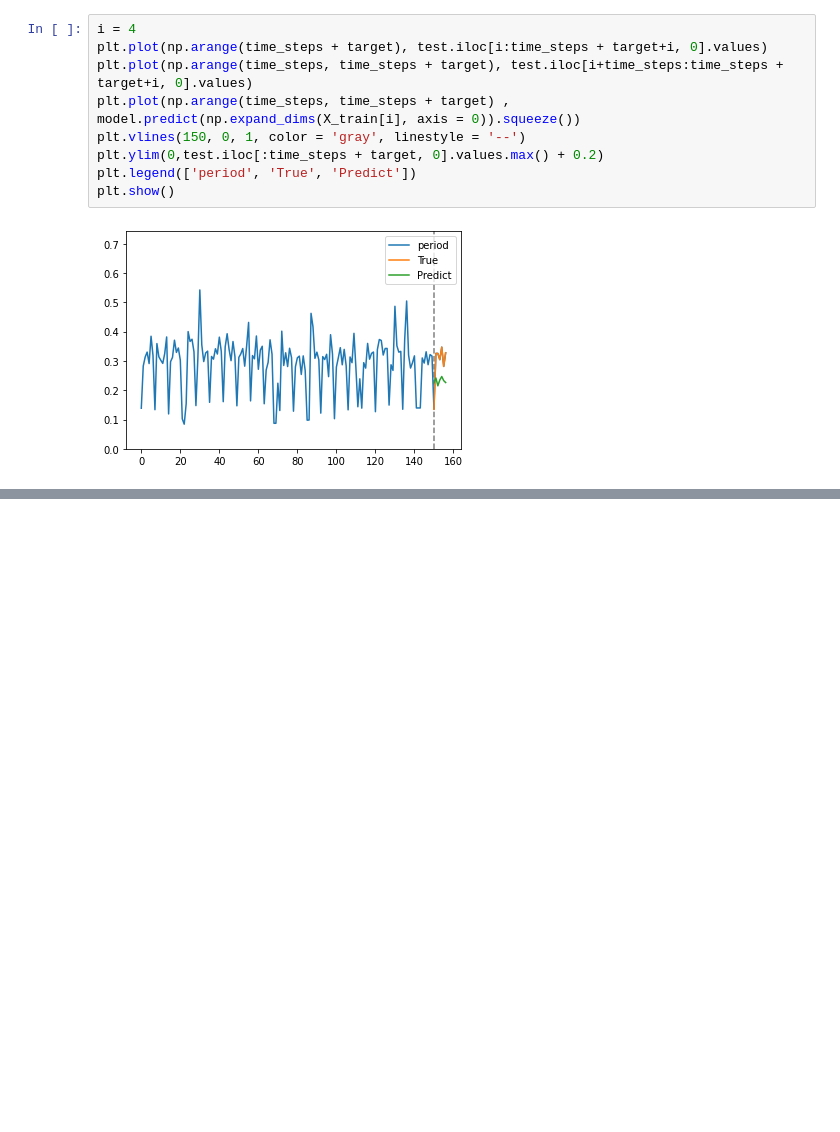
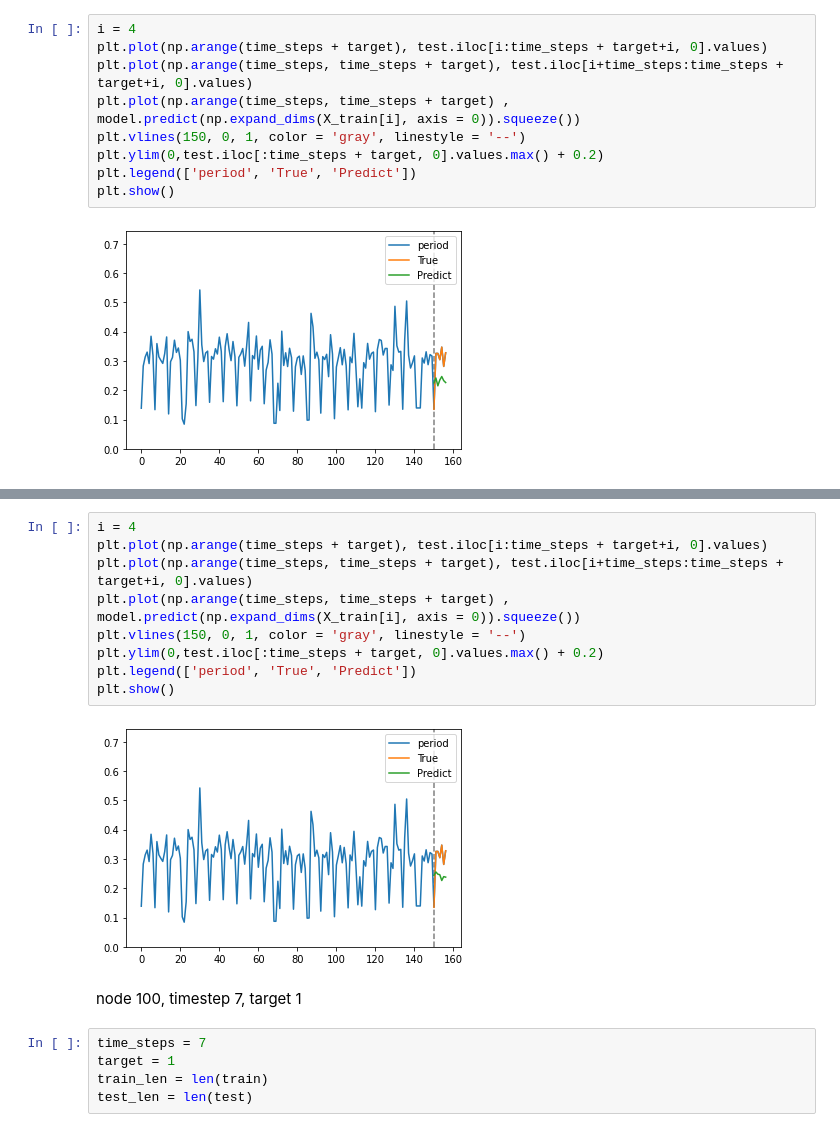
Before and after one commit to ferrry-ghsb/bigdata_6team, a Jupyter notebook: [ksy]RNN.ipynb, the cells around one changed output, grey strips where cells are left out. Cells and saved outputs as stored; diff of their text form; blank space fills up the shorter version.

```diff
--- a/[ksy]RNN.ipynb
+++ b/[ksy]RNN.ipynb
@@ -295,0 +356,18 @@ plt.show()
+# %%
+i = 4
+plt.plot(np.arange(time_steps + target), test.iloc[i:time_steps + target+i, 0].values)
+plt.plot(np.arange(time_steps, time_steps + target), test.iloc[i+time_steps:time_steps + target+i, 0].values)
+plt.plot(np.arange(time_steps, time_steps + target) , model.predict(np.expand_dims(X_train[i], axis = 0)).squeeze())
+plt.vlines(150, 0, 1, color = 'gray', linestyle = '--')
+plt.ylim(0,test.iloc[:time_steps + target, 0].values.max() + 0.2)
+plt.legend(['period', 'True', 'Predict'])
+plt.show()
+# %% [output]
+[figure, added]
+# %% [markdown]
+node 100, timestep 7, target 1
+# %%
+time_steps = 7
+target = 1
+train_len = len(train)
+test_len = len(test)
```
Also changed, not shown: parts of 11 cells of this notebook.
